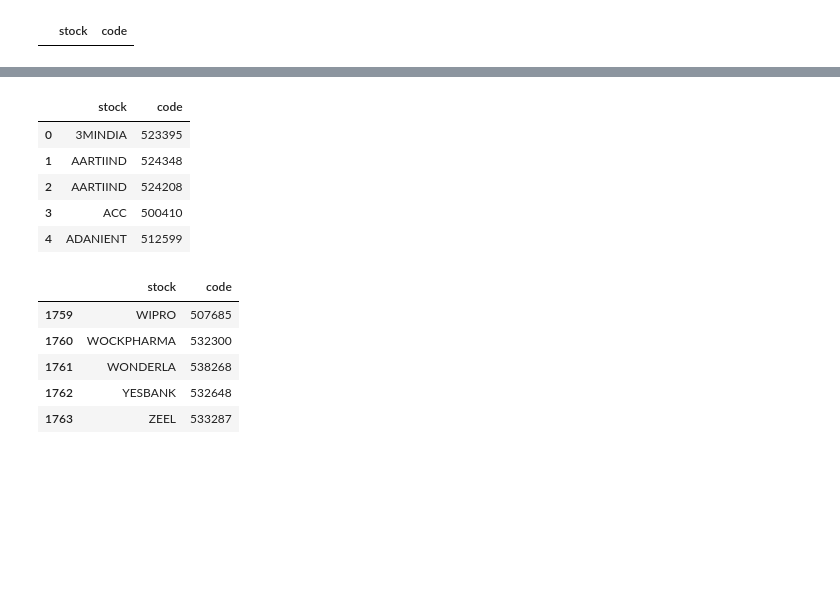
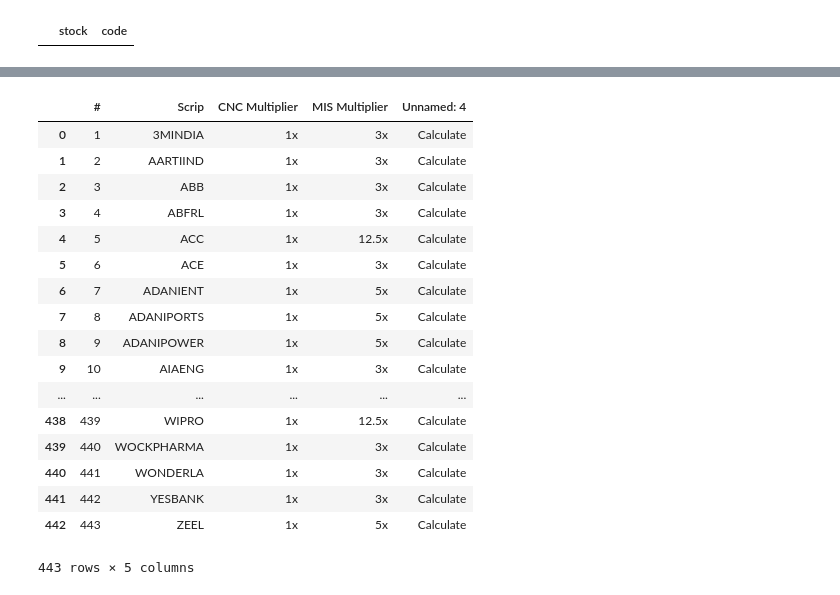
Before and after one commit to anilkumar4274/artificial7intelligence, a Jupyter notebook: Sanjay/Updated_Project_Mercury.ipynb, the cells around one changed output, grey strips where cells are left out. Drawn from its saved outputs; the diff is of its cells as text; code cells hidden in the pictures; blank space fills up the shorter version.

```diff
--- a/Sanjay/Updated_Project_Mercury.ipynb
+++ b/Sanjay/Updated_Project_Mercury.ipynb
@@ -211,20 +220,23 @@ for i in range(len(df)):
 res["stock"] = sl
 res["code"] = cl
-# %%
-res.head()
-# %% [output]
-|  | stock | code |
-| 0 | 3MINDIA | 523395 |
-| 1 | AARTIIND | 524348 |
-| 2 | AARTIIND | 524208 |
-| 3 | ACC | 500410 |
-| 4 | ADANIENT | 512599 |
-# %%
-res.tail()
-# %% [output]
-|  | stock | code |
-| 1759 | WIPRO | 507685 |
-| 1760 | WOCKPHARMA | 532300 |
-| 1761 | WONDERLA | 538268 |
-| 1762 | YESBANK | 532648 |
-| 1763 | ZEEL | 533287 |
+# %%
+df
+# %% [output]
+|  | # | Scrip | CNC Multiplier | MIS Multiplier | Unnamed: 4 |
+| 0 | 1 | 3MINDIA | 1x | 3x | Calculate |
+| 1 | 2 | AARTIIND | 1x | 3x | Calculate |
+| 2 | 3 | ABB | 1x | 3x | Calculate |
+| 3 | 4 | ABFRL | 1x | 3x | Calculate |
+| 4 | 5 | ACC | 1x | 12.5x | Calculate |
+| 5 | 6 | ACE | 1x | 3x | Calculate |
+| 6 | 7 | ADANIENT | 1x | 5x | Calculate |
+| 7 | 8 | ADANIPORTS | 1x | 5x | Calculate |
+| 8 | 9 | ADANIPOWER | 1x | 5x | Calculate |
+| 9 | 10 | AIAENG | 1x | 3x | Calculate |
+| ... | ... | ... | ... | ... | ... |
+| 438 | 439 | WIPRO | 1x | 12.5x | Calculate |
+| 439 | 440 | WOCKPHARMA | 1x | 3x | Calculate |
+| 440 | 441 | WONDERLA | 1x | 3x | Calculate |
+| 441 | 442 | YESBANK | 1x | 3x | Calculate |
+| 442 | 443 | ZEEL | 1x | 5x | Calculate |
+443 rows × 5 columns
```
Also changed, not shown: parts of 31 cells of this notebook.
